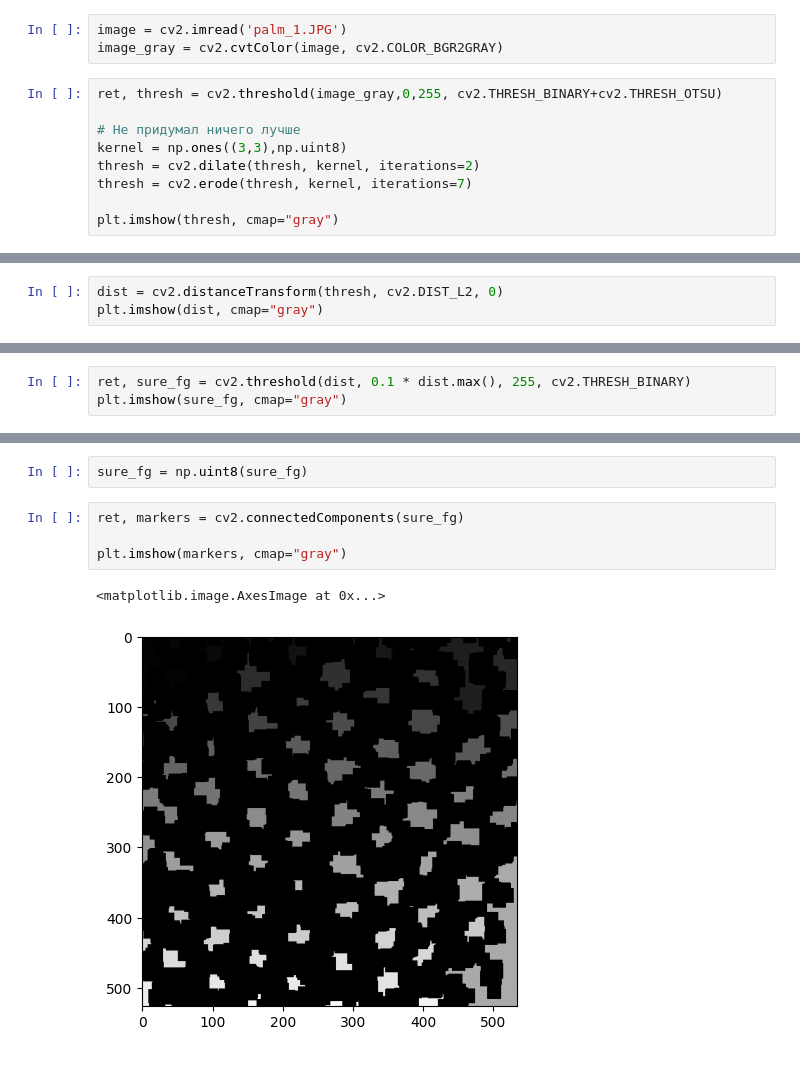
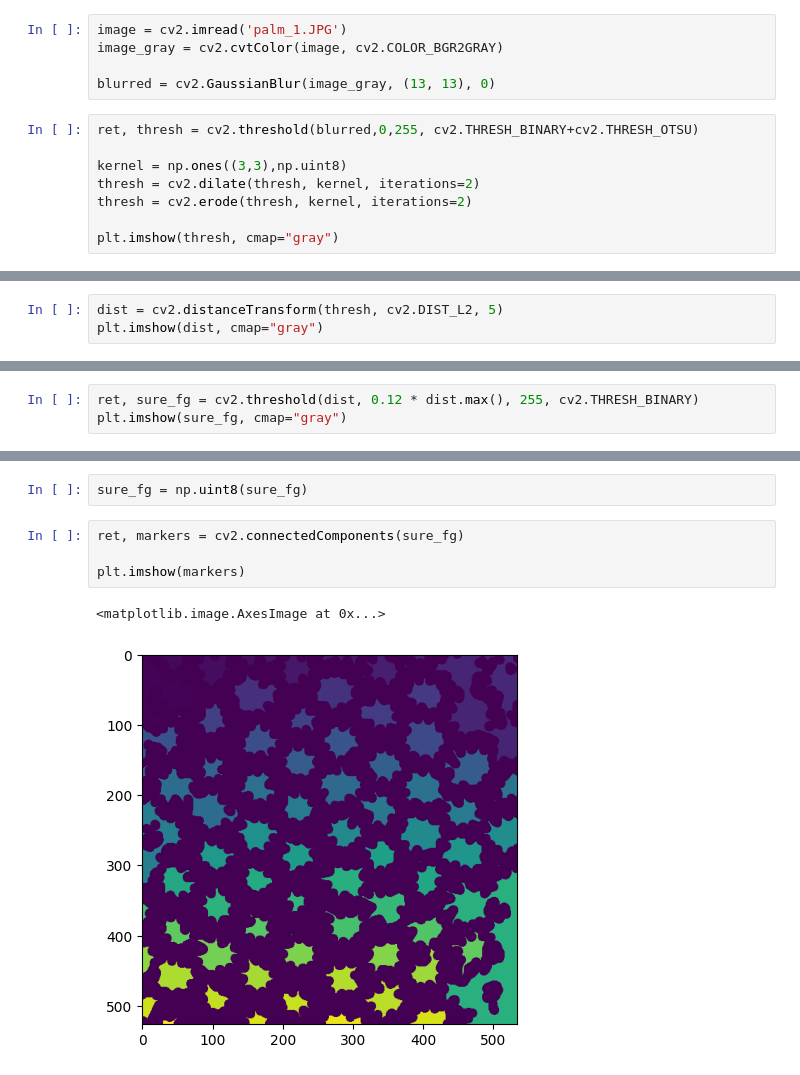
Before and after one commit to otherdelusions/IP_Practice, a Jupyter notebook: Practice_4/DE_IP_2024_Task_4.ipynb, the cells around one changed output, grey strips where cells are left out. Drawn from its saved outputs; the diff is of its cells as text.

```diff
--- a/Practice_4/DE_IP_2024_Task_4.ipynb
+++ b/Practice_4/DE_IP_2024_Task_4.ipynb
@@ -177,13 +173,14 @@ plt.show()
 # %%
 image = cv2.imread('palm_1.JPG')
 image_gray = cv2.cvtColor(image, cv2.COLOR_BGR2GRAY)
+
+blurred = cv2.GaussianBlur(image_gray, (13, 13), 0)
 # %%
-ret, thresh = cv2.threshold(image_gray,0,255, cv2.THRESH_BINARY+cv2.THRESH_OTSU)
+ret, thresh = cv2.threshold(blurred,0,255, cv2.THRESH_BINARY+cv2.THRESH_OTSU)
 
-# Не придумал ничего лучше
 kernel = np.ones((3,3),np.uint8)
 thresh = cv2.dilate(thresh, kernel, iterations=2)
-thresh = cv2.erode(thresh, kernel, iterations=7)
+thresh = cv2.erode(thresh, kernel, iterations=2)
 
 plt.imshow(thresh, cmap="gray")
 # %% [output]
@@ -192,5 +189,5 @@ plt.imshow(thresh, cmap="gray")
 # %%
-dist = cv2.distanceTransform(thresh, cv2.DIST_L2, 0)
+dist = cv2.distanceTransform(thresh, cv2.DIST_L2, 5)
 plt.imshow(dist, cmap="gray")
 # %% [output]
 <matplotlib.image.AxesImage at 0x...>
@@ -198,5 +195,5 @@ plt.imshow(dist, cmap="gray")
 # %%
-ret, sure_fg = cv2.threshold(dist, 0.1 * dist.max(), 255, cv2.THRESH_BINARY)
+ret, sure_fg = cv2.threshold(dist, 0.12 * dist.max(), 255, cv2.THRESH_BINARY)
 plt.imshow(sure_fg, cmap="gray")
 # %% [output]
 <matplotlib.image.AxesImage at 0x...>
@@ -206,10 +203,10 @@ sure_fg = np.uint8(sure_fg)
 # %%
 ret, markers = cv2.connectedComponents(sure_fg)
 
-plt.imshow(markers, cmap="gray")
+plt.imshow(markers)
 # %% [output]
 <matplotlib.image.AxesImage at 0x...>
-[figure, old version]
+[figure, new version]
 # %%
 markers = cv2.watershed(image, markers)
 
```
Also changed, not shown: parts of 8 cells of this notebook, 1 other file.
